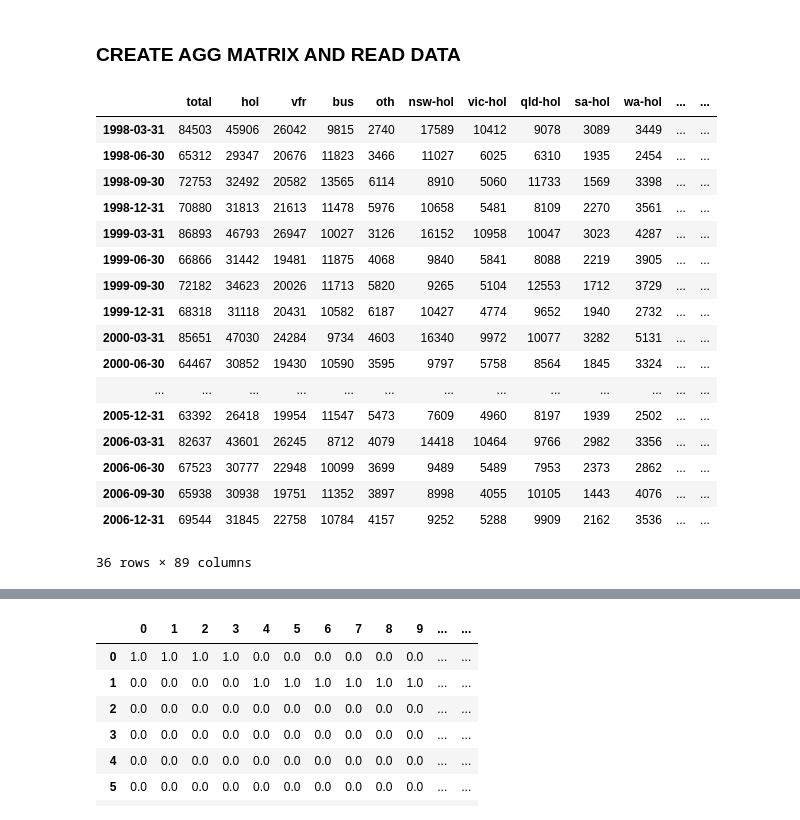
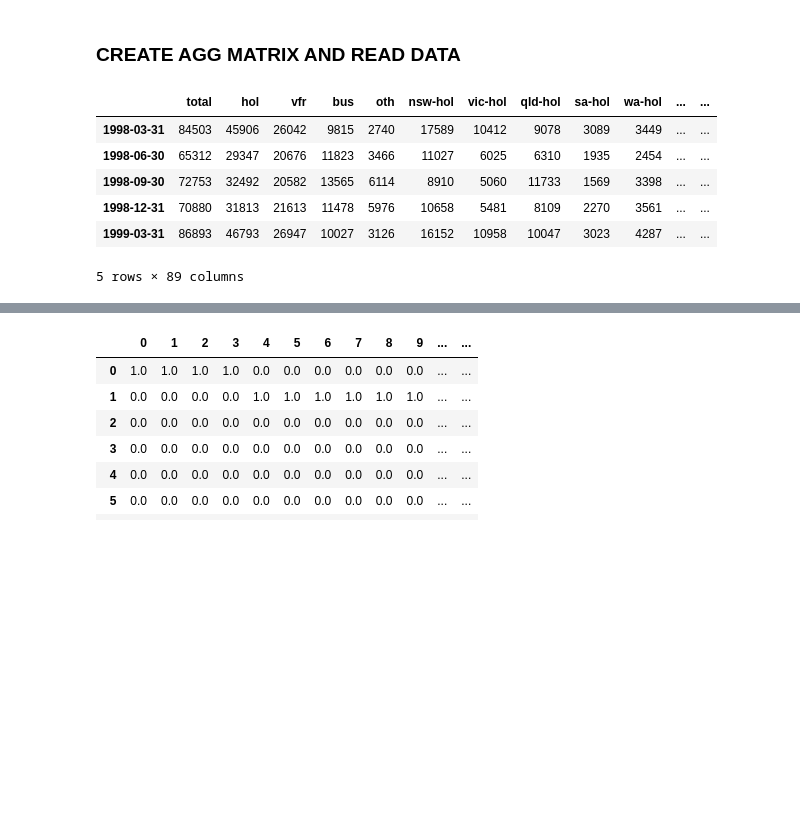
Before and after one commit to hamza9919/Hierarchical_Time_Series, a Jupyter notebook: tourismsmall/read_data.ipynb, the cells around one changed output, grey strips where cells are left out. Cells and saved outputs as stored; diff of their text form; code cells hidden in the pictures; blank space fills up the shorter version.

```diff
--- a/tourismsmall/read_data.ipynb
+++ b/tourismsmall/read_data.ipynb
@@ -9,23 +9,12 @@ from matplotlib import pyplot as plt
 data = pd.read_csv("data.csv", index_col=0) # 1 + 1*4 + 1*4*7 + 1*4*7*2
 agg_mat_df = pd.read_csv("agg_mat.csv", index_col=0) # matrix of aggregated data with bottom time series
 # %%
-data
+data.head()
 # %% [output]
 |  | total | hol | vfr | bus | oth | nsw-hol | vic-hol | qld-hol | sa-hol | wa-hol | ... | ... |
 | 1998-03-31 | 84503 | 45906 | 26042 | 9815 | 2740 | 17589 | 10412 | 9078 | 3089 | 3449 | ... | ... |
 | 1998-06-30 | 65312 | 29347 | 20676 | 11823 | 3466 | 11027 | 6025 | 6310 | 1935 | 2454 | ... | ... |
 | 1998-09-30 | 72753 | 32492 | 20582 | 13565 | 6114 | 8910 | 5060 | 11733 | 1569 | 3398 | ... | ... |
 | 1998-12-31 | 70880 | 31813 | 21613 | 11478 | 5976 | 10658 | 5481 | 8109 | 2270 | 3561 | ... | ... |
 | 1999-03-31 | 86893 | 46793 | 26947 | 10027 | 3126 | 16152 | 10958 | 10047 | 3023 | 4287 | ... | ... |
-| 1999-06-30 | 66866 | 31442 | 19481 | 11875 | 4068 | 9840 | 5841 | 8088 | 2219 | 3905 | ... | ... |
-| 1999-09-30 | 72182 | 34623 | 20026 | 11713 | 5820 | 9265 | 5104 | 12553 | 1712 | 3729 | ... | ... |
-| 1999-12-31 | 68318 | 31118 | 20431 | 10582 | 6187 | 10427 | 4774 | 9652 | 1940 | 2732 | ... | ... |
-| 2000-03-31 | 85651 | 47030 | 24284 | 9734 | 4603 | 16340 | 9972 | 10077 | 3282 | 5131 | ... | ... |
-| 2000-06-30 | 64467 | 30852 | 19430 | 10590 | 3595 | 9797 | 5758 | 8564 | 1845 | 3324 | ... | ... |
-| ... | ... | ... | ... | ... | ... | ... | ... | ... | ... | ... | ... | ... |
-| 2005-12-31 | 63392 | 26418 | 19954 | 11547 | 5473 | 7609 | 4960 | 8197 | 1939 | 2502 | ... | ... |
-| 2006-03-31 | 82637 | 43601 | 26245 | 8712 | 4079 | 14418 | 10464 | 9766 | 2982 | 3356 | ... | ... |
-| 2006-06-30 | 67523 | 30777 | 22948 | 10099 | 3699 | 9489 | 5489 | 7953 | 2373 | 2862 | ... | ... |
-| 2006-09-30 | 65938 | 30938 | 19751 | 11352 | 3897 | 8998 | 4055 | 10105 | 1443 | 4076 | ... | ... |
-| 2006-12-31 | 69544 | 31845 | 22758 | 10784 | 4157 | 9252 | 5288 | 9909 | 2162 | 3536 | ... | ... |
-36 rows × 89 columns
+5 rows × 89 columns
```
Also changed, not shown: parts of 41 cells of this notebook, 1 other file.
